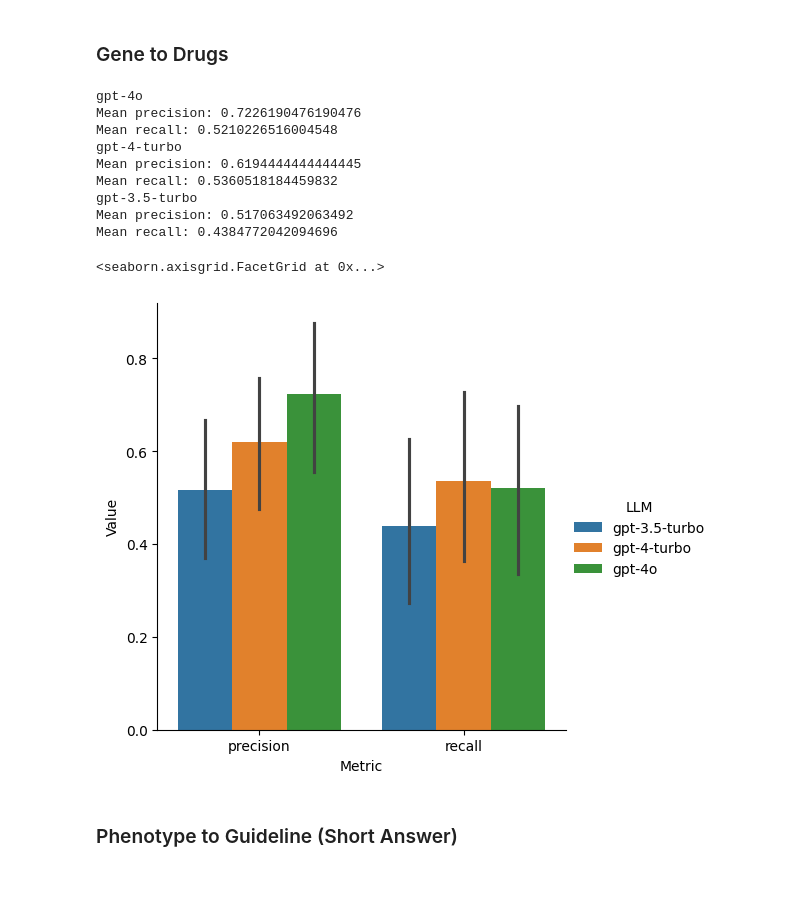
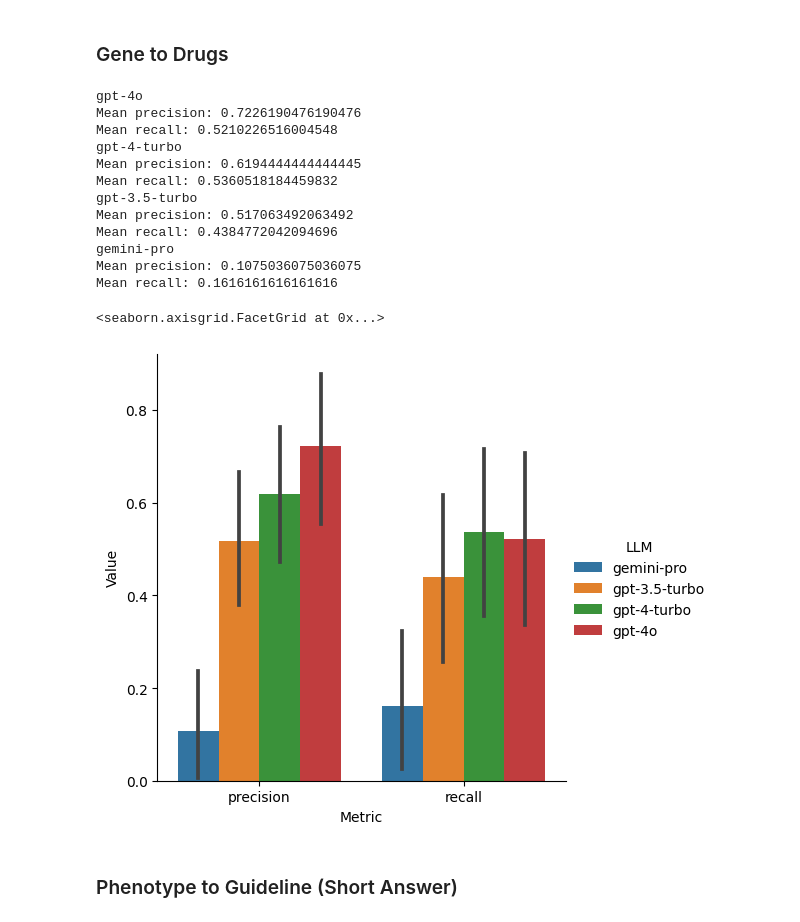
Before and after one commit to KarlKeat/PGx-LLM-Eval, a Jupyter notebook: scripts/answer_evaluation/DataVisualization.ipynb, the cells around one changed output. Drawn from its saved outputs; the diff is of its cells as text; code cells hidden in the pictures; blank space fills up the shorter version.

Commit message:
Add gemini support

```diff
--- a/scripts/answer_evaluation/DataVisualization.ipynb
+++ b/scripts/answer_evaluation/DataVisualization.ipynb
@@ -193,40 +193,49 @@ Mean recall: 0.6376262626262627
 g2d_def_gpt4o = pd.read_csv("../../results/GeneToDrugs_gpt-4o_results.txt", sep="\t", header=0)
 g2d_def_gpt4 = pd.read_csv("../../results/GeneToDrugs_gpt-4-turbo_results.txt", sep="\t", header=0)
 g2d_def_gpt3_5 = pd.read_csv("../../results/GeneToDrugs_gpt-3.5-turbo_results.txt", sep="\t", header=0)
+g2d_def_gemini_pro = pd.read_csv("../../results/GeneToDrugs_gemini-pro_results.txt", sep="\t", header=0)
 
 print("gpt-4o")
 print(f"Mean precision: {g2d_def_gpt4o['precision'].mean()}")
 print(f"Mean recall: {g2d_def_gpt4o['recall'].mean()}")
 
 
 print("gpt-4-turbo")
 print(f"Mean precision: {g2d_def_gpt4['precision'].mean()}")
 print(f"Mean recall: {g2d_def_gpt4['recall'].mean()}")
 
 print("gpt-3.5-turbo")
 print(f"Mean precision: {g2d_def_gpt3_5['precision'].mean()}")
 print(f"Mean recall: {g2d_def_gpt3_5['recall'].mean()}")
 
+print("gemini-pro")
+print(f"Mean precision: {g2d_def_gemini_pro['precision'].mean()}")
+print(f"Mean recall: {g2d_def_gemini_pro['recall'].mean()}")
+
 barplot_metrics(
     dfs={
         "gpt-4o": g2d_def_gpt4o,
         "gpt-4-turbo": g2d_def_gpt4,
-        "gpt-3.5-turbo": g2d_def_gpt3_5
+        "gpt-3.5-turbo": g2d_def_gpt3_5,
+        "gemini-pro": g2d_def_gemini_pro
     },
     metric_names=["precision", "recall"]
 )
 # %% [output]
 gpt-4o
 Mean precision: 0.7226190476190476
 Mean recall: 0.5210226516004548
 gpt-4-turbo
 Mean precision: 0.6194444444444445
 Mean recall: 0.5360518184459832
 gpt-3.5-turbo
 Mean precision: 0.517063492063492
 Mean recall: 0.4384772042094696
+gemini-pro
+Mean precision: 0.1075036075036075
+Mean recall: 0.1616161616161616
 <seaborn.axisgrid.FacetGrid at 0x...>
-[figure, old version]
+[figure, new version]
 # %% [markdown]
 ### Phenotype to Guideline (Short Answer)
 # %%
```
Also changed, not shown: parts of 2 cells of this notebook, 6 other files.
